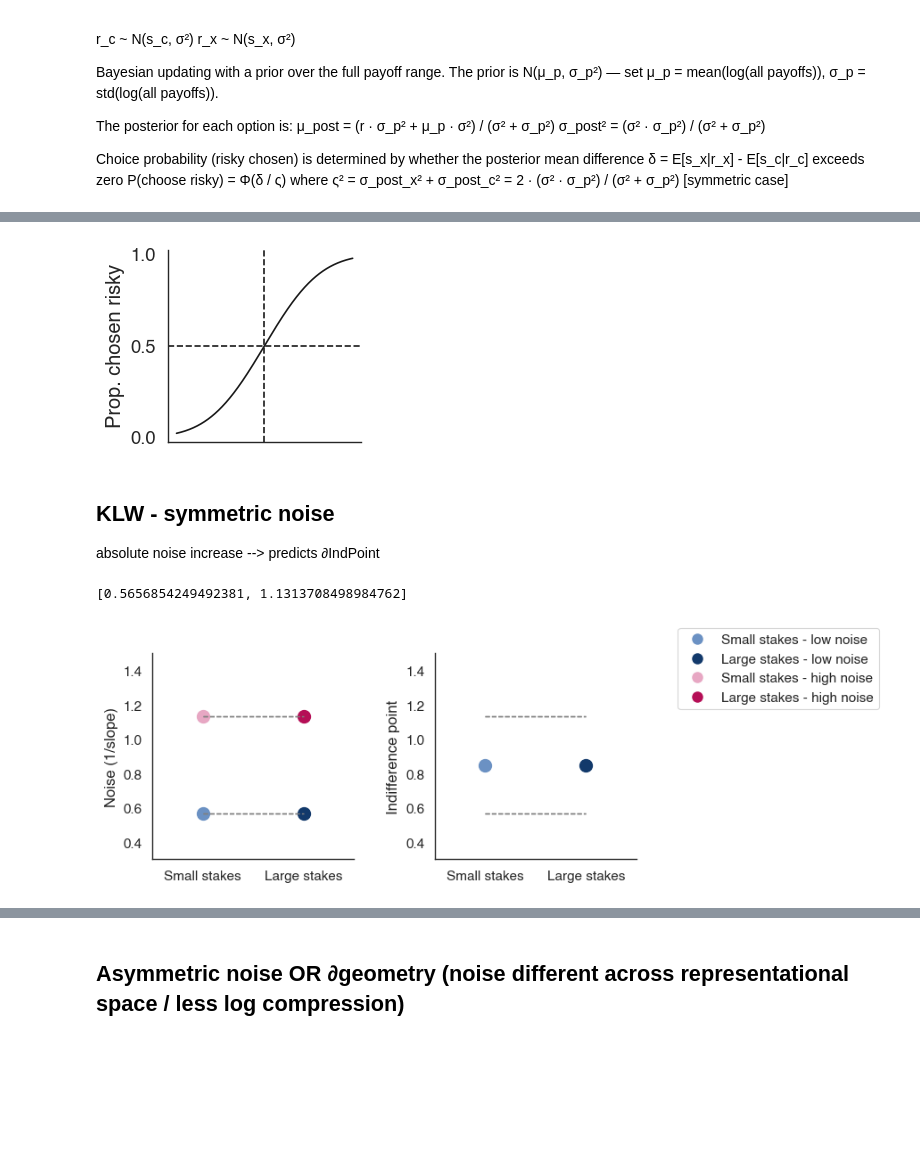
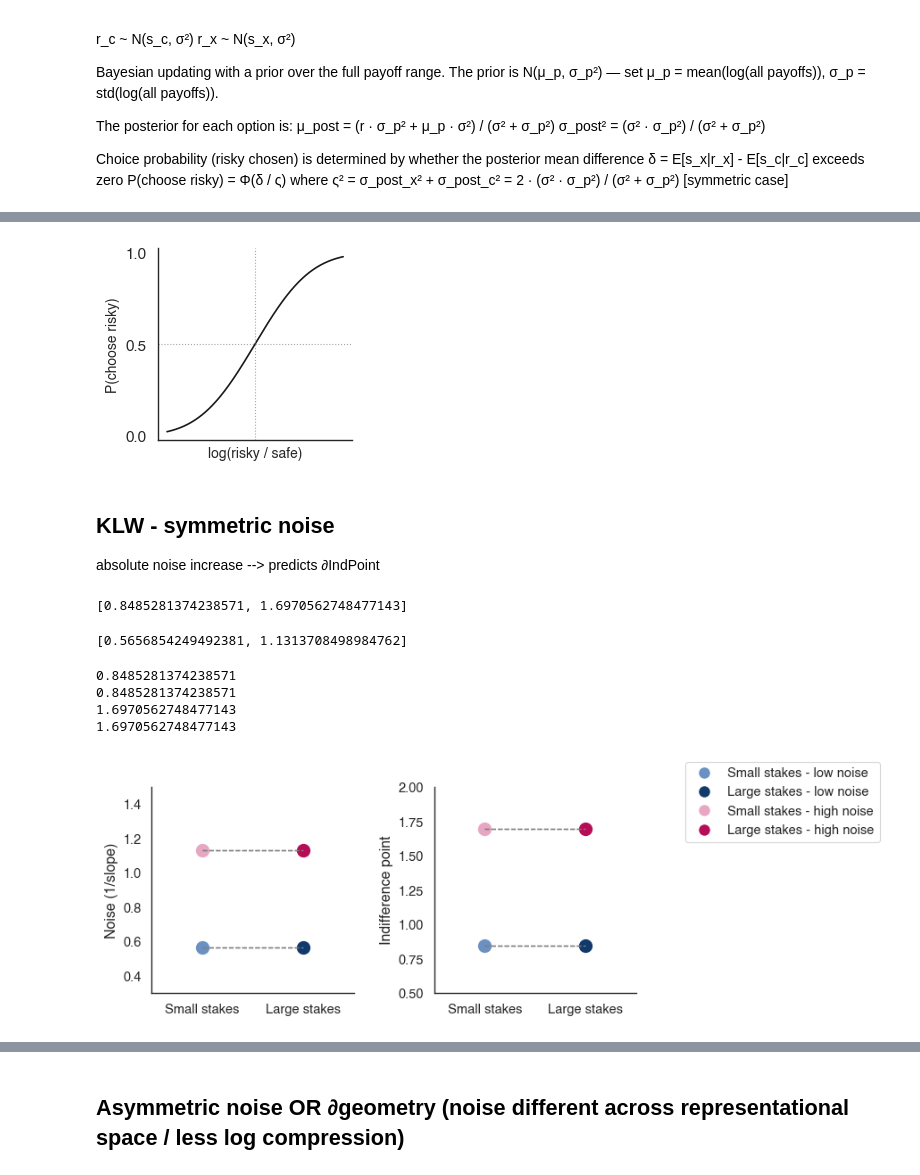
Before and after one commit to mrenke/numrisk, a Jupyter notebook: numrisk/visualize&plots&stats/paper_riskDD_00_hypothesisVisualization.ipynb, the cells around one changed output, grey strips where cells are left out. Saved outputs shown, nothing was run; the diff lists cells and outputs as text; code cells hidden in the pictures; blank space fills up the shorter version.

```diff
--- a/numrisk/visualize&plots&stats/paper_riskDD_00_hypothesisVisualization.ipynb
+++ b/numrisk/visualize&plots&stats/paper_riskDD_00_hypothesisVisualization.ipynb
@@ -185,16 +216,18 @@ plt.savefig(op.join(figures_folder, 'hypothesis_visualization_cogModel_basicMech
 # %%
 fig, ax = plt.subplots(1, 1, figsize=(2.5, 2.5))
 
 sd = .7
 d = ss.norm(mu_rn, sd)
 x = np.linspace(-.8, 2, 500)
 
 ax.plot(x, d.cdf(x), color='k')
-ax.axvline(mu_rn, color='k', linestyle='--')
-ax.axhline(0.5, color='k', linestyle='--')
-ax.set(xticks=[], yticks=[0,0.5,1],
-           ylabel='Prop. chosen risky')
+ax.axhline(0.5, color='gray', ls=':', lw=0.8, alpha=0.7)
+ax.axvline(-np.log(0.55), color='gray', ls=':', lw=0.8, alpha=0.7)
+ax.set_xlabel('log(risky / safe)', fontsize=10)
+ax.set_ylabel('P(choose risky)', fontsize=10)
+ax.set(yticks=[0, 0.5, 1], xticks=[])
+
 sns.despine()
-plt.savefig(op.join(figures_folder, 'hypothesis_visualization_cogModel_basicMech_extensive2.pdf'), bbox_inches='tight')
+plt.savefig(op.join(figures_folder, 'hypVis_riskBayInf_cogModel_basicMech_extensive2.pdf'), bbox_inches='tight')
 # %% [output]
-[figure, old version]
+[figure, new version]
@@ -246,14 +273,20 @@ for evidence_sd in evidence_SDs:
                                         x, palette)
     plt.savefig(op.join(figures_folder, f'hypVis_riskBayInf_KLW_largeStakes_sd-{evidence_sd}.pdf'), bbox_inches='tight')
 plt.close('all')
-# %%
-sigma_deltas
-# %% [output]
-[0.5656854249492381, 1.1313708498984762]
+# %%
+indifference_points
+# %% [output]
+[0.8485281374238571, 1.6970562748477143]
+# %%
+sigma_deltas
+# %% [output]
+[0.5656854249492381, 1.1313708498984762]
 # %%
 # plot gamma and indifference point for small and large stakes
 
 #overall slope from evidence SDs
+evidence_SDs = [0.4, 0.8]
+
 sigma_deltas = [np.sqrt(ev_sd**2 + ev_sd**2) for ev_sd in evidence_SDs] # = overall slope of probit
 intercept = -1.5 # slope independent part of indifference point
 indifference_points = [-(intercept * delta) for delta in sigma_deltas]
@@ -267,7 +300,7 @@ large_stake_color_highNoise = "#B50E56"
 
 
 # small stakes
-sd_delta = np.sqrt(sd_n1**2 + sd_n2**2) # = overall slope of probit
+#sd_delta = np.sqrt(sd_n1**2 + sd_n2**2) # = overall slope of probit
 
 fig, axs = plt.subplots(1,2, figsize=(7, 3))
 for y_noise, noise in zip([0,1], ['lowNoise', 'highNoise']):
@@ -275,15 +308,17 @@ for y_noise, noise in zip([0,1], ['lowNoise', 'highNoise']):
         color = eval(f'{stakes}_color_{noise}')
         axs[0].plot(x_stake, sigma_deltas[y_noise], 'o', color=color, markersize=markersize )
         axs[1].plot(x_stake, indifference_points[y_noise], 'o', color=color, markersize=markersize )
+        print(indifference_points[y_noise])
+
         #connect points with lines
-        for i in [0,1]:
-            axs[i].plot([0,1], [sigma_deltas[y_noise], sigma_deltas[y_noise]], color='grey',linewidth=1, linestyle='--')
+        axs[0].plot([0,1], [sigma_deltas[y_noise], sigma_deltas[y_noise]], color='grey',linewidth=1, linestyle='--')
+        axs[1].plot([0,1], [indifference_points[y_noise], indifference_points[y_noise]], color='grey',linewidth=1, linestyle='--')
 
 axs[0].set(xticks=[0,1], xlim=(-0.5, 1.5),ylim=(0.3, 1.5),
            xticklabels=['Small stakes', 'Large stakes'],
            ylabel='Noise (1/slope)')
 
-axs[1].set(xticks=[0,1], xlim=(-0.5, 1.5),ylim=(0.3, 1.5),
+axs[1].set(xticks=[0,1], xlim=(-0.5, 1.5),ylim=(0.5, 2),
            xticklabels=['Small stakes', 'Large stakes'],
            ylabel='Indifference point')
 from matplotlib.lines import Line2D
@@ -298,11 +333,17 @@ legend_elements = [
 fig.legend(handles=legend_elements, loc='outside upper right',
            bbox_to_anchor=(1.3,1),
             ncol=1)
+
+
 sns.despine()
 fig.subplots_adjust(wspace=0.4) # adjust vertical space between axes
 plt.savefig(op.join(figures_folder, 'hypVis_riskBayInf_KLW_probitParams1.pdf'), bbox_inches='tight')
 # %% [output]
+0.8485281374238571
+0.8485281374238571
+1.6970562748477143
+1.6970562748477143
-[figure, old version]
+[figure, new version]
 # %%
 fig, ax = plt.subplots(1, 1, figsize=(2.5, 2.5))
 x = np.linspace(-.3, 2.2, 500)
```
Also changed, not shown: parts of 18 cells of this notebook, 3 other files.
